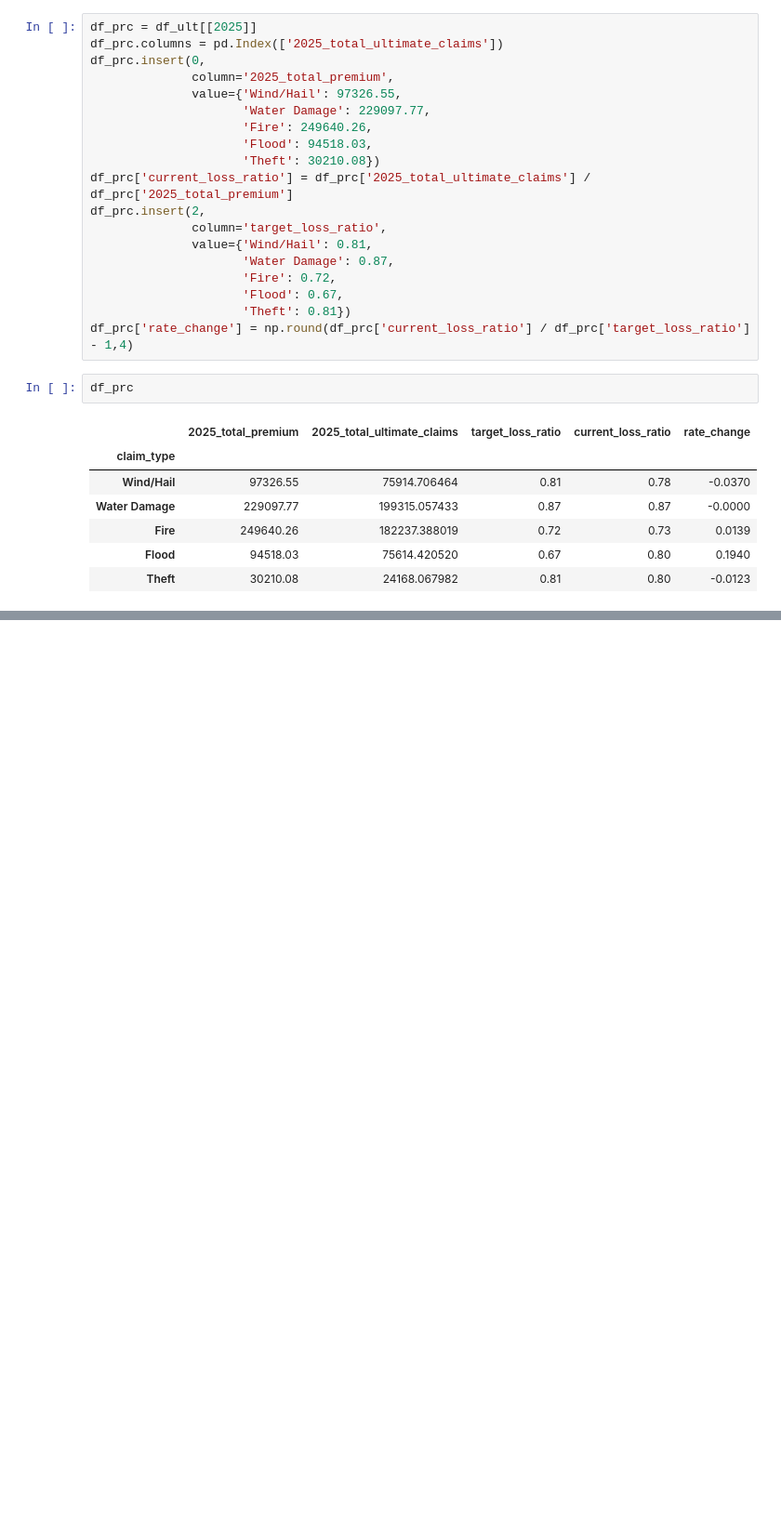
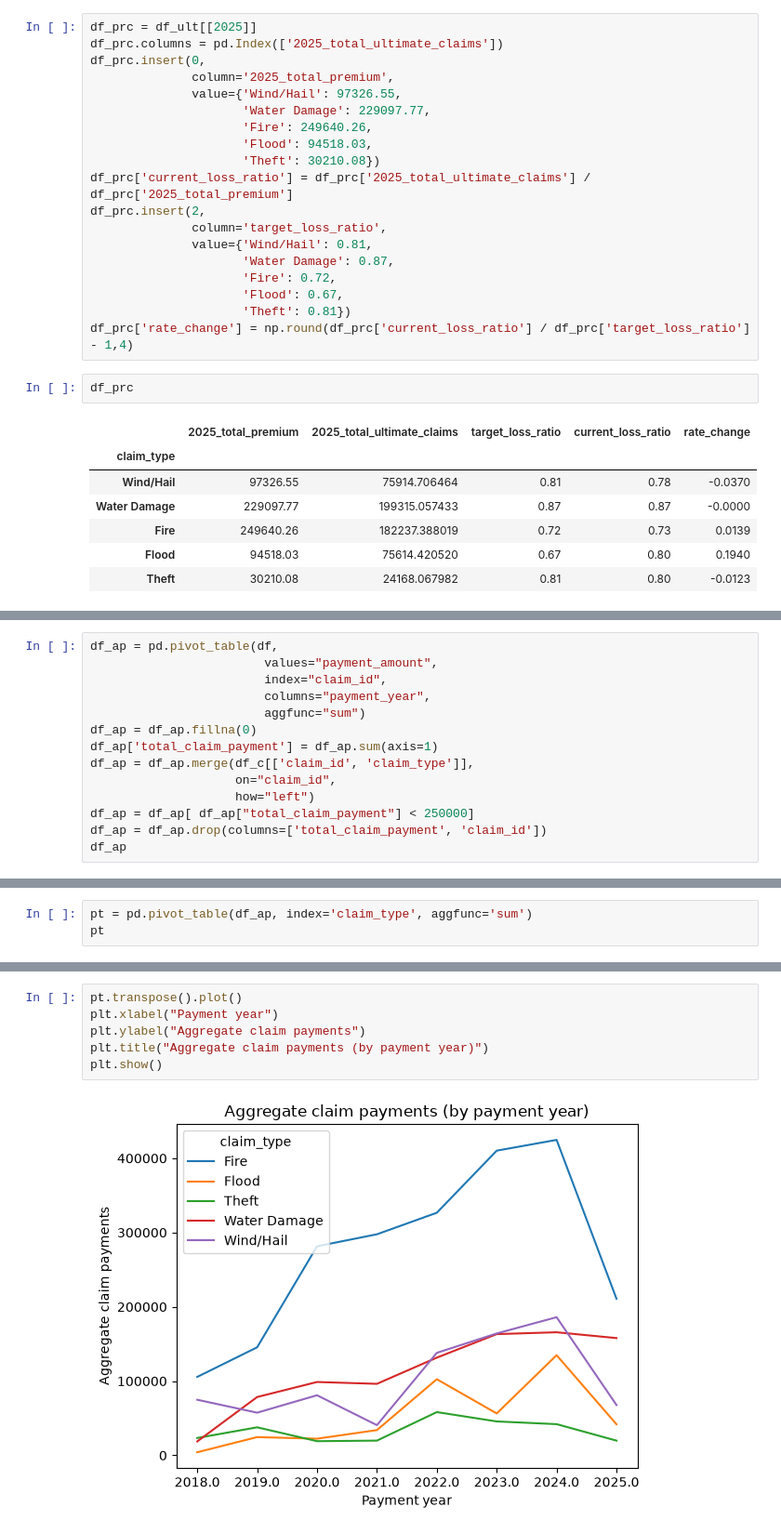
Before and after one commit to aj-tao/home-insurance-ratemaking, a Jupyter notebook: reports/home insurance ratemaking.ipynb, the cells around one changed output, grey strips where cells are left out. Shown at 93% size. Drawn from its saved outputs; the diff is of its cells as text; blank space fills up the shorter version.

```diff
--- a/reports/home insurance ratemaking.ipynb
+++ b/reports/home insurance ratemaking.ipynb
@@ -309,0 +369,14 @@ df_prc
+# %%
+df_ap = pd.pivot_table(df,
+                        values="payment_amount",
+                        index="claim_id",
+                        columns="payment_year",
+                        aggfunc="sum")
+df_ap = df_ap.fillna(0)
+df_ap['total_claim_payment'] = df_ap.sum(axis=1)
+df_ap = df_ap.merge(df_c[['claim_id', 'claim_type']],
+                    on="claim_id",
+                    how="left")
+df_ap = df_ap[ df_ap["total_claim_payment"] < 250000]
+df_ap = df_ap.drop(columns=['total_claim_payment', 'claim_id'])
+df_ap
@@ -309,0 +397,3 @@ df_prc
+# %%
+pt = pd.pivot_table(df_ap, index='claim_type', aggfunc='sum')
+pt
@@ -309,0 +408,8 @@ df_prc
+# %%
+pt.transpose().plot()
+plt.xlabel("Payment year")
+plt.ylabel("Aggregate claim payments")
+plt.title("Aggregate claim payments (by payment year)")
+plt.show()
+# %% [output]
+[figure, added]
```
Also changed, not shown: parts of 17 cells of this notebook.
